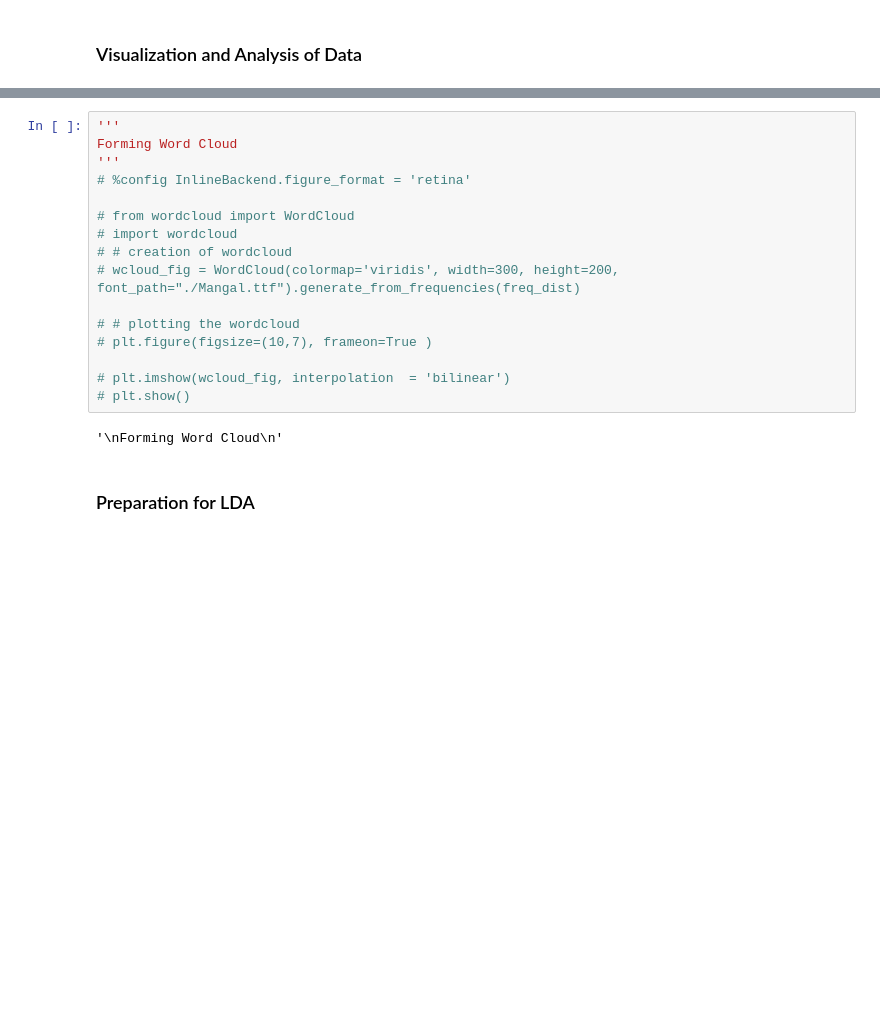
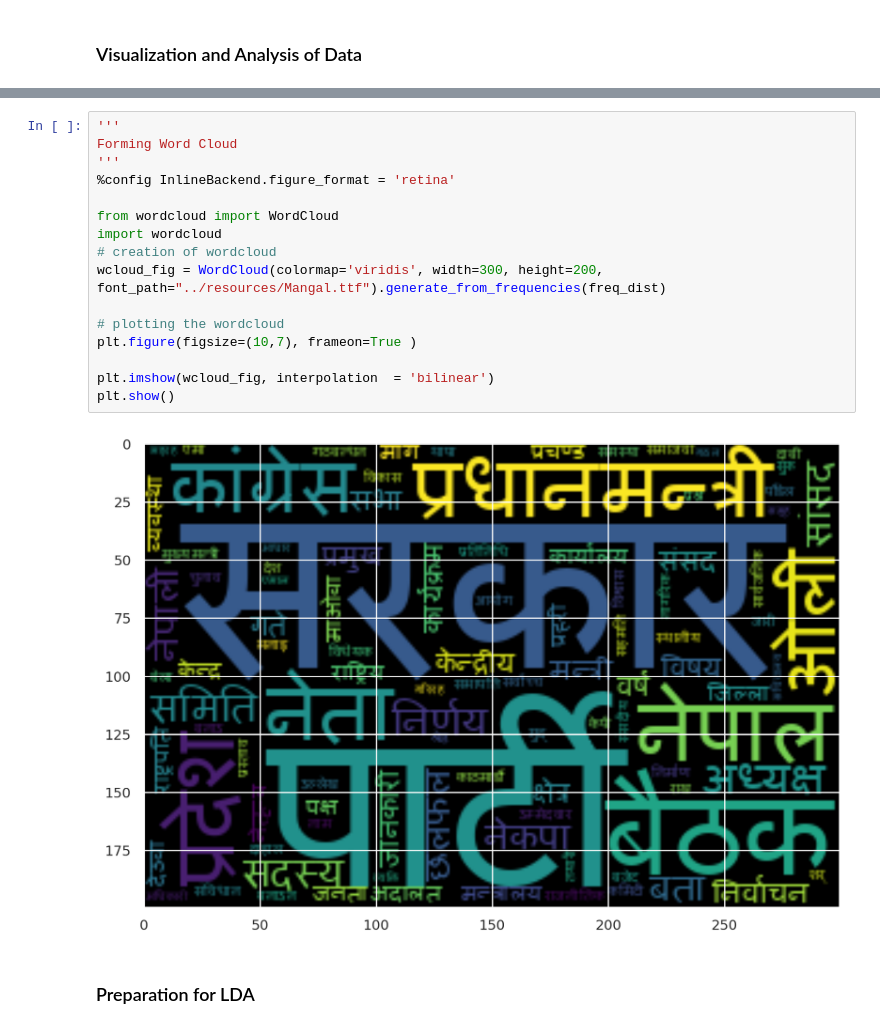
Before and after one commit to adh-aashish/topic_modeling, a Jupyter notebook: notebook/lda_political_news.ipynb, the cells around one changed output, grey strips where cells are left out. Drawn from its saved outputs; the diff is of its cells as text; blank space fills up the shorter version.

```diff
--- a/notebook/lda_political_news.ipynb
+++ b/notebook/lda_political_news.ipynb
@@ -203,21 +227,21 @@ Visualization of Most Frequency
 # %%
 '''
 Forming Word Cloud
 '''
-# %config InlineBackend.figure_format = 'retina'
+%config InlineBackend.figure_format = 'retina'
 
-# from wordcloud import WordCloud
-# import wordcloud
-# # creation of wordcloud
-# wcloud_fig = WordCloud(colormap='viridis', width=300, height=200, font_path="./Mangal.ttf").generate_from_frequencies(freq_dist)
+from wordcloud import WordCloud
+import wordcloud
+# creation of wordcloud
+wcloud_fig = WordCloud(colormap='viridis', width=300, height=200, font_path="../resources/Mangal.ttf").generate_from_frequencies(freq_dist)
 
-# # plotting the wordcloud
-# plt.figure(figsize=(10,7), frameon=True )
+# plotting the wordcloud
+plt.figure(figsize=(10,7), frameon=True )
 
-# plt.imshow(wcloud_fig, interpolation  = 'bilinear')
-# plt.show()
+plt.imshow(wcloud_fig, interpolation  = 'bilinear')
+plt.show()
 # %% [output]
-'\nForming Word Cloud\n'
+[figure, added]
 # %% [markdown]
 ### Preparation for LDA
 # %%
```
Also changed, not shown: parts of 2 cells of this notebook, 4 other files.
